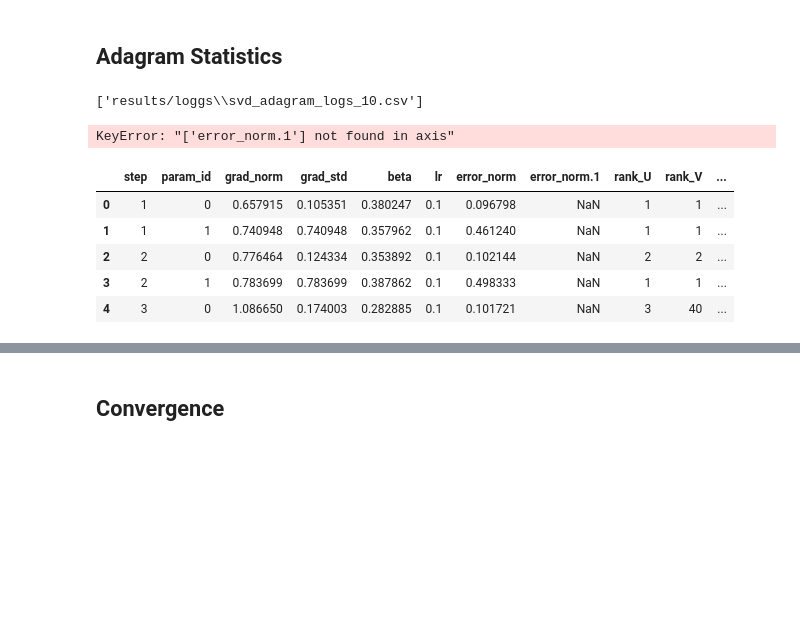
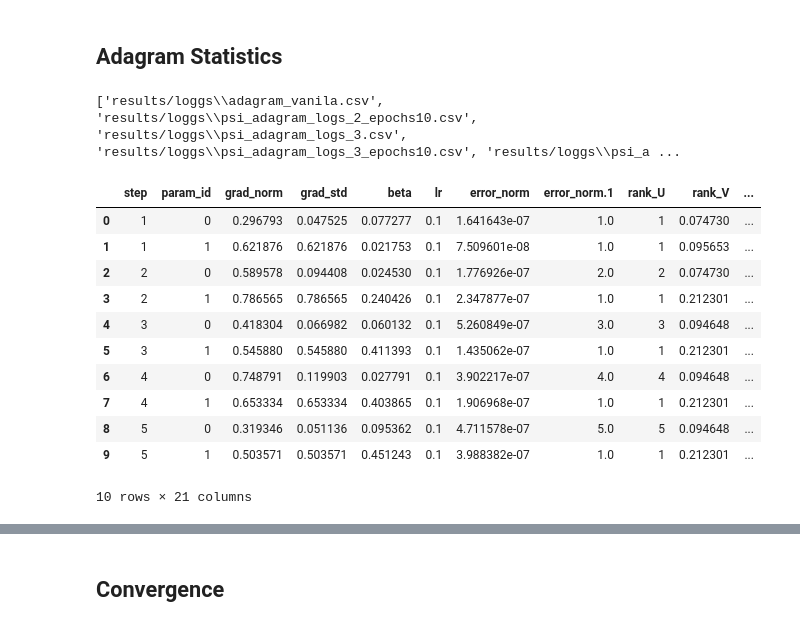
Before and after one commit to tnmtvv/AdaGram, a Jupyter notebook: notebooks/gram_tests.ipynb, the cells around one changed output, grey strips where cells are left out. Saved outputs shown, nothing was run; the diff lists cells and outputs as text; code cells hidden in the pictures; blank space fills up the shorter version.

```diff
--- a/notebooks/gram_tests.ipynb
+++ b/notebooks/gram_tests.ipynb
@@ -529,7 +643,7 @@ plt.show()
 # df_3 = pd.read_csv('results/loggs/psi_adagram_logs.csv')
 # df_3["method"] = ["psi"] * len(df_3['lr'])
 
-df_4 = pd.read_csv('results/loggs/adagram_vanila.csv')
+df_4 = pd.read_csv('results/loggs/svd_adagram_logs_1000.csv')
 df_4["method"] = ["vanila"] * len(df_4['lr'])
 
 df = pd.concat([df_4])
@@ -552,7 +666,7 @@ def extract_metadata(filename):
     if match:
         optimizer = match.group(1)
         rank = int(match.group(2))
-    elif name == 'adagram_adagram':
+    elif name == 'adagram_vanila':
         optimizer = 'vanilla'
         rank = None
     else:
@@ -572,20 +686,21 @@ for file in csv_files:
     df['rank'] = rank
     dfs.append(df)
 
-df_logs = pd.concat(dfs)
+df_logs = pd.concat(dfs, ignore_index=True)
 # %% [output]
-['results/loggs\\svd_adagram_logs_10.csv']
+['results/loggs\\adagram_vanila.csv', 'results/loggs\\psi_adagram_logs_2_epochs10.csv', 'results/loggs\\psi_adagram_logs_3.csv', 'results/loggs\\psi_adagram_logs_3_epochs10.csv', 'results/loggs\\psi_a ...
-# %%
-df_logs.drop(columns=["error_norm.1"], inplace=True)
-df_logs = df_logs.reset_index(drop=True)
-# %% [output]
-KeyError: "['error_norm.1'] not found in axis"
 # %%
-df_logs.head()
+df_logs.head(10)
 # %% [output]
 |  | step | param_id | grad_norm | grad_std | beta | lr | error_norm | error_norm.1 | rank_U | rank_V | ... |
-| 0 | 1 | 0 | 0.657915 | 0.105351 | 0.380247 | 0.1 | 0.096798 | NaN | 1 | 1 | ... |
-| 1 | 1 | 1 | 0.740948 | 0.740948 | 0.357962 | 0.1 | 0.461240 | NaN | 1 | 1 | ... |
-| 2 | 2 | 0 | 0.776464 | 0.124334 | 0.353892 | 0.1 | 0.102144 | NaN | 2 | 2 | ... |
-| 3 | 2 | 1 | 0.783699 | 0.783699 | 0.387862 | 0.1 | 0.498333 | NaN | 1 | 1 | ... |
-| 4 | 3 | 0 | 1.086650 | 0.174003 | 0.282885 | 0.1 | 0.101721 | NaN | 3 | 40 | ... |
+| 0 | 1 | 0 | 0.296793 | 0.047525 | 0.077277 | 0.1 | 1.641643e-07 | 1.0 | 1 | 0.074730 | ... |
+| 1 | 1 | 1 | 0.621876 | 0.621876 | 0.021753 | 0.1 | 7.509601e-08 | 1.0 | 1 | 0.095653 | ... |
+| 2 | 2 | 0 | 0.589578 | 0.094408 | 0.024530 | 0.1 | 1.776926e-07 | 2.0 | 2 | 0.074730 | ... |
+| 3 | 2 | 1 | 0.786565 | 0.786565 | 0.240426 | 0.1 | 2.347877e-07 | 1.0 | 1 | 0.212301 | ... |
+| 4 | 3 | 0 | 0.418304 | 0.066982 | 0.060132 | 0.1 | 5.260849e-07 | 3.0 | 3 | 0.094648 | ... |
+| 5 | 3 | 1 | 0.545880 | 0.545880 | 0.411393 | 0.1 | 1.435062e-07 | 1.0 | 1 | 0.212301 | ... |
+| 6 | 4 | 0 | 0.748791 | 0.119903 | 0.027791 | 0.1 | 3.902217e-07 | 4.0 | 4 | 0.094648 | ... |
+| 7 | 4 | 1 | 0.653334 | 0.653334 | 0.403865 | 0.1 | 1.906968e-07 | 1.0 | 1 | 0.212301 | ... |
+| 8 | 5 | 0 | 0.319346 | 0.051136 | 0.095362 | 0.1 | 4.711578e-07 | 5.0 | 5 | 0.094648 | ... |
+| 9 | 5 | 1 | 0.503571 | 0.503571 | 0.451243 | 0.1 | 3.988382e-07 | 1.0 | 1 | 0.212301 | ... |
+10 rows × 21 columns
```
Also changed, not shown: parts of 11 cells of this notebook, 12 other files.
